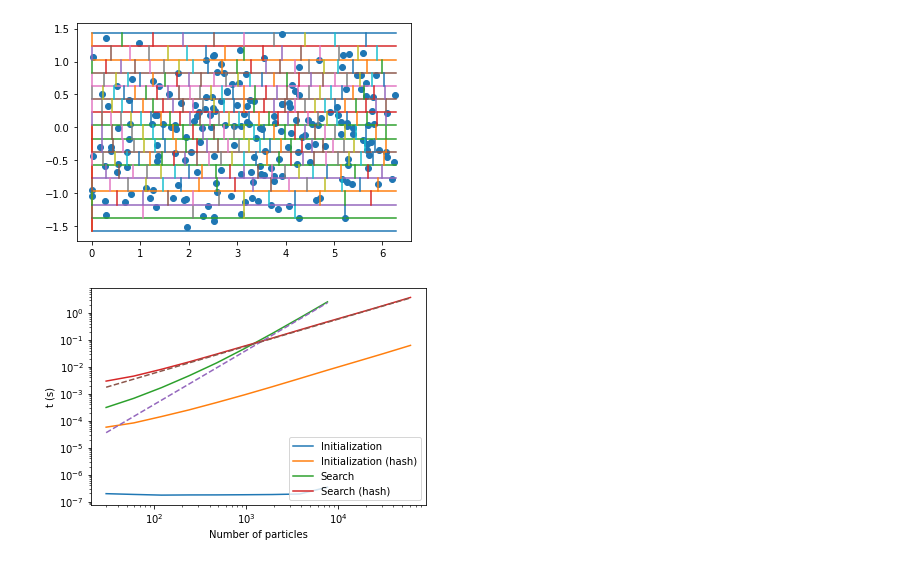
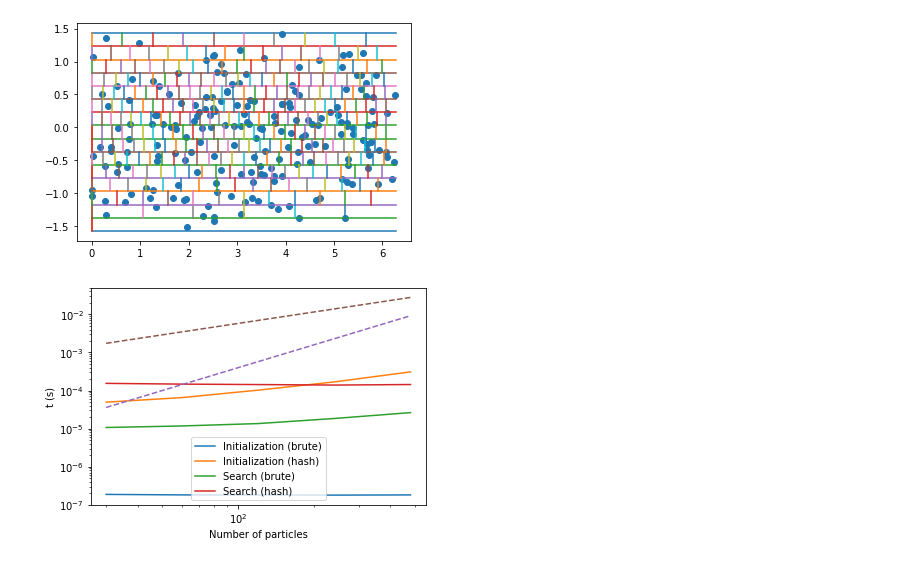
Before and after one commit to qubixes/parcels, a Jupyter notebook: examples/kdtree.ipynb, the cells around one changed output. Cells and saved outputs as stored; diff of their text form; code cells hidden in the pictures.

```diff
--- a/examples/kdtree.ipynb
+++ b/examples/kdtree.ipynb
@@ -401,22 +401,22 @@ from hash_geo import HashGeoNSearch
 
 # Benchmark at a constant average of 1 particle per max_dist^2.
 # Algorithms are unoptimized, especially the hash implementation.
-hash_bench = HashGeoNSearch.benchmark(max_n_particles=100000)
-brute_bench = BruteGeoNSearch.benchmark(max_n_particles=10000)
+hash_bench = HashGeoNSearch.benchmark(max_n_particles=500)
+brute_bench = BruteGeoNSearch.benchmark(max_n_particles=500)
 # %%
-plt.plot(brute_bench['n_particles'], brute_bench['init_time'], label="Initialization")
+plt.plot(brute_bench['n_particles'], brute_bench['init_time'], label="Initialization (brute)")
 plt.plot(hash_bench['n_particles'], hash_bench['init_time'], label="Initialization (hash)")
 
-plt.plot(brute_bench['n_particles'], brute_bench['search_time'], label="Search")
+plt.plot(brute_bench['n_particles'], brute_bench['search_time'], label="Search (brute)")
 plt.plot(hash_bench['n_particles'], hash_bench['search_time'], label="Search (hash)")
 
 plt.plot(brute_bench['n_particles'], 4e-8*brute_bench['n_particles']**2, linestyle="--")
 plt.plot(hash_bench['n_particles'], 5.8e-5*hash_bench['n_particles']**1, linestyle="--")
 plt.legend()
 plt.yscale('log')
 plt.xscale('log')
 plt.xlabel('Number of particles')
 plt.ylabel('t (s)')
 plt.show()
 # %% [output]
-[figure, old version]
+[figure, new version]
```
Also changed, not shown: parts of 2 cells of this notebook, 6 other files.
